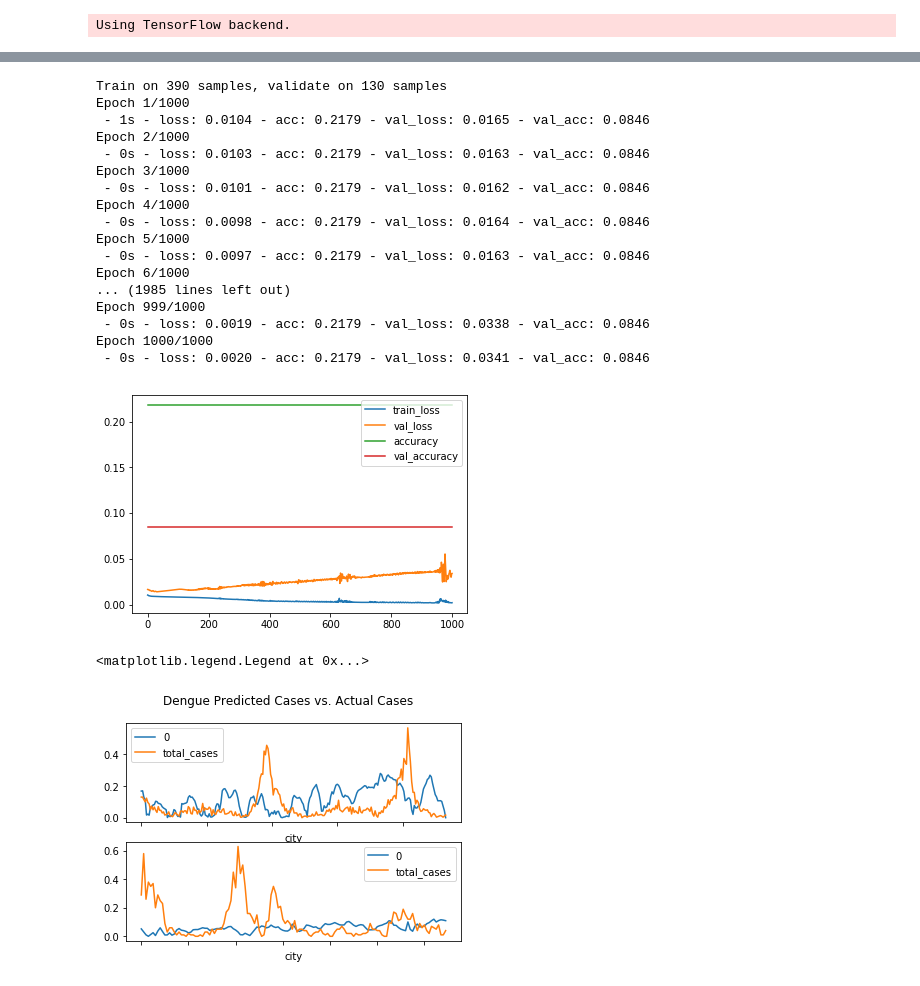
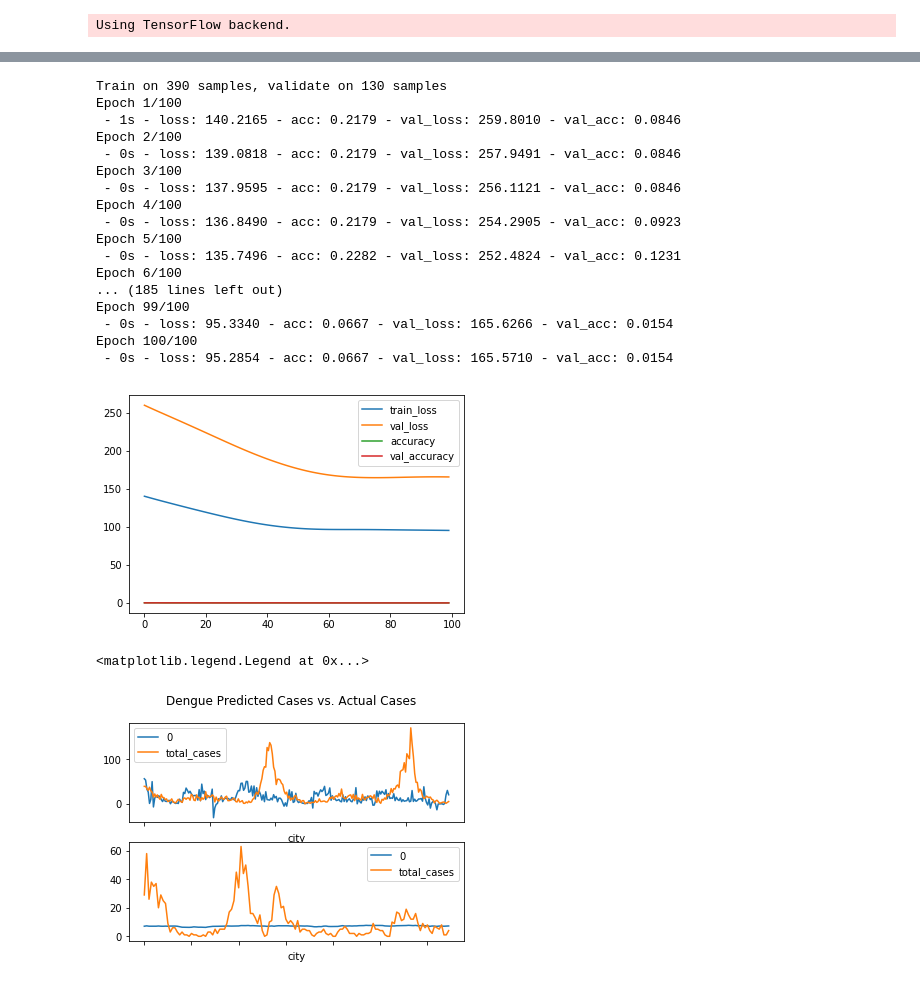
Before and after one commit to ChamodDamitha/Dengue-ML, a Jupyter notebook: Dengue-ML-LSTM.ipynb, the cells around one changed output, grey strips where cells are left out. Drawn from its saved outputs; the diff is of its cells as text; code cells hidden in the pictures.

Commit message:
20.0986 ensemble model

```diff
--- a/Dengue-ML-LSTM.ipynb
+++ b/Dengue-ML-LSTM.ipynb
@@ -20,7 +20,7 @@ np.random.seed(seed)
 # %% [output]
 Using TensorFlow backend.
 # %%
-TIME_STEPS = 12
+TIME_STEPS = 4
 
 def process(filename) :
     features = pd.read_csv(filename, index_col=[0])
@@ -31,7 +31,9 @@ def process(filename) :
                  'reanalysis_dew_point_temp_k',
                  'station_avg_temp_c', 'precipitation_amt_mm', 'week_start_date']
 
-    features = features[cols]
+    cols = list(features.columns)
+
+#     features = features[cols]
     features = features.astype('float32')
 
     for i in range(1, TIME_STEPS):
@@ -78,17 +80,21 @@ test_features.tail()
 # %%
 # Seperate data for San Juan
 sj_train_features = train_features.loc['sj']
-sj_train_labels = train_labels.loc['sj'].apply(lambda c : c / SJ_DIVIDE_FACTOR)
+sj_train_labels = train_labels.loc['sj']
+# .apply(lambda c : c / SJ_DIVIDE_FACTOR)
 
 sj_test_features = test_features.loc['sj']
-sj_test_labels = test_features.loc['sj'].apply(lambda c : c / SJ_DIVIDE_FACTOR)
+sj_test_labels = test_features.loc['sj']
+# .apply(lambda c : c / SJ_DIVIDE_FACTOR)
 
 # Separate data for Iquitos
 iq_train_features = train_features.loc['iq']
-iq_train_labels = train_labels.loc['iq'].apply(lambda c : c / IQ_DIVIDE_FACTOR)
+iq_train_labels = train_labels.loc['iq']
+# .apply(lambda c : c / IQ_DIVIDE_FACTOR)
 
 iq_test_features = test_features.loc['iq']
-iq_test_labels = test_features.loc['iq'].apply(lambda c : c / IQ_DIVIDE_FACTOR)
+iq_test_labels = test_features.loc['iq']
+# .apply(lambda c : c / IQ_DIVIDE_FACTOR)
 
 # sj_train_features.head()
 
@@ -231,51 +238,51 @@ iq_model = Sequential()
 
 iq_model.add(LSTM(units=32, input_shape=(iq_train_X.shape[1], iq_train_X.shape[2]), return_sequences=False))
 iq_model.add(Dense(output_dim=1))
 
 iq_model.compile(loss='mse', optimizer='adam', metrics=["accuracy"])
-hist = iq_model.fit(iq_train_X, iq_train_y, epochs=1000, batch_size=len(iq_train_X), verbose=2,
+hist = iq_model.fit(iq_train_X, iq_train_y, epochs=100, batch_size=len(iq_train_X), verbose=2,
           validation_data=(iq_test_X, iq_test_y), shuffle=False)
 
 
 # losses = []
 # val_losses = []
 # for i in range(300):
 #     hist = sj_model.fit(sj_train_X, sj_train_y, epochs=1, batch_size=batch_size, verbose=2, shuffle=False,
 #                 validation_data=(sj_test_X, sj_test_y))
 #     losses.append(hist.history['loss'][0])
 #     val_losses.append(hist.history['val_loss'][0])
 #     sj_model.reset_states()
 
 # plt.plot(losses, label='train_loss')
 # plt.plot(val_losses, label='val_loss')
 # plt.legend()
 # plt.show()
 
 plt.plot(hist.history['loss'], label='train_loss')
 plt.plot(hist.history['val_loss'], label='val_loss')
 plt.plot(hist.history['acc'], label='accuracy')
 plt.plot(hist.history['val_acc'], label='val_accuracy')
 plt.legend()
 plt.show()
 # %% [output]
 Train on 390 samples, validate on 130 samples
-Epoch 1/1000
- - 1s - loss: 0.0104 - acc: 0.2179 - val_loss: 0.0165 - val_acc: 0.0846
-Epoch 2/1000
- - 0s - loss: 0.0103 - acc: 0.2179 - val_loss: 0.0163 - val_acc: 0.0846
-Epoch 3/1000
- - 0s - loss: 0.0101 - acc: 0.2179 - val_loss: 0.0162 - val_acc: 0.0846
-Epoch 4/1000
- - 0s - loss: 0.0098 - acc: 0.2179 - val_loss: 0.0164 - val_acc: 0.0846
-Epoch 5/1000
- - 0s - loss: 0.0097 - acc: 0.2179 - val_loss: 0.0163 - val_acc: 0.0846
-Epoch 6/1000
-... (1985 lines left out)
-Epoch 999/1000
- - 0s - loss: 0.0019 - acc: 0.2179 - val_loss: 0.0338 - val_acc: 0.0846
-Epoch 1000/1000
- - 0s - loss: 0.0020 - acc: 0.2179 - val_loss: 0.0341 - val_acc: 0.0846
+Epoch 1/100
+ - 1s - loss: 140.2165 - acc: 0.2179 - val_loss: 259.8010 - val_acc: 0.0846
+Epoch 2/100
+ - 0s - loss: 139.0818 - acc: 0.2179 - val_loss: 257.9491 - val_acc: 0.0846
+Epoch 3/100
+ - 0s - loss: 137.9595 - acc: 0.2179 - val_loss: 256.1121 - val_acc: 0.0846
+Epoch 4/100
+ - 0s - loss: 136.8490 - acc: 0.2179 - val_loss: 254.2905 - val_acc: 0.0923
+Epoch 5/100
+ - 0s - loss: 135.7496 - acc: 0.2282 - val_loss: 252.4824 - val_acc: 0.1231
+Epoch 6/100
+... (185 lines left out)
+Epoch 99/100
+ - 0s - loss: 95.3340 - acc: 0.0667 - val_loss: 165.6266 - val_acc: 0.0154
+Epoch 100/100
+ - 0s - loss: 95.2854 - acc: 0.0667 - val_loss: 165.5710 - val_acc: 0.0154
-[figure, old version]
+[figure, new version]
 # %%
 figs, axes = plt.subplots(nrows=2, ncols=1)
 
@@ -289,12 +296,14 @@ iq_pred_val = iq_model.predict(iq_test_X)
 #     pred = sj_model.predict(x)
 #     sj_pred_val.append(pred[0])
 
-sj_pred_val = pd.DataFrame(sj_pred_val).apply(lambda x : ((x * x)**0.5))
+sj_pred_val = pd.DataFrame(sj_pred_val)
+# .apply(lambda x : ((x * x)**0.5))
 sj_pred_val.plot(ax=axes[0], label="Predictions")
 sj_test_y.plot(ax=axes[0], label="Actual")
 
 # plot iq
-iq_pred_val = pd.DataFrame(iq_pred_val).apply(lambda x : ((x * x)**0.5))
+iq_pred_val = pd.DataFrame(iq_pred_val)
+# .apply(lambda x : ((x * x)**0.5))
 iq_pred_val.plot(ax=axes[1], label="Predictions")
 iq_test_y.plot(ax=axes[1], label="Actual")
 
@@ -302,7 +311,7 @@ plt.suptitle("Dengue Predicted Cases vs. Actual Cases")
 plt.legend()
 # %% [output]
 <matplotlib.legend.Legend at 0x...>
-[figure, old version]
+[figure, new version]
 # %%
 sj_pred = sj_model.predict(sj_test)
 sj_pred = pd.DataFrame(sj_pred)
```
Also changed, not shown: parts of 5 cells of this notebook, 9 other files.
